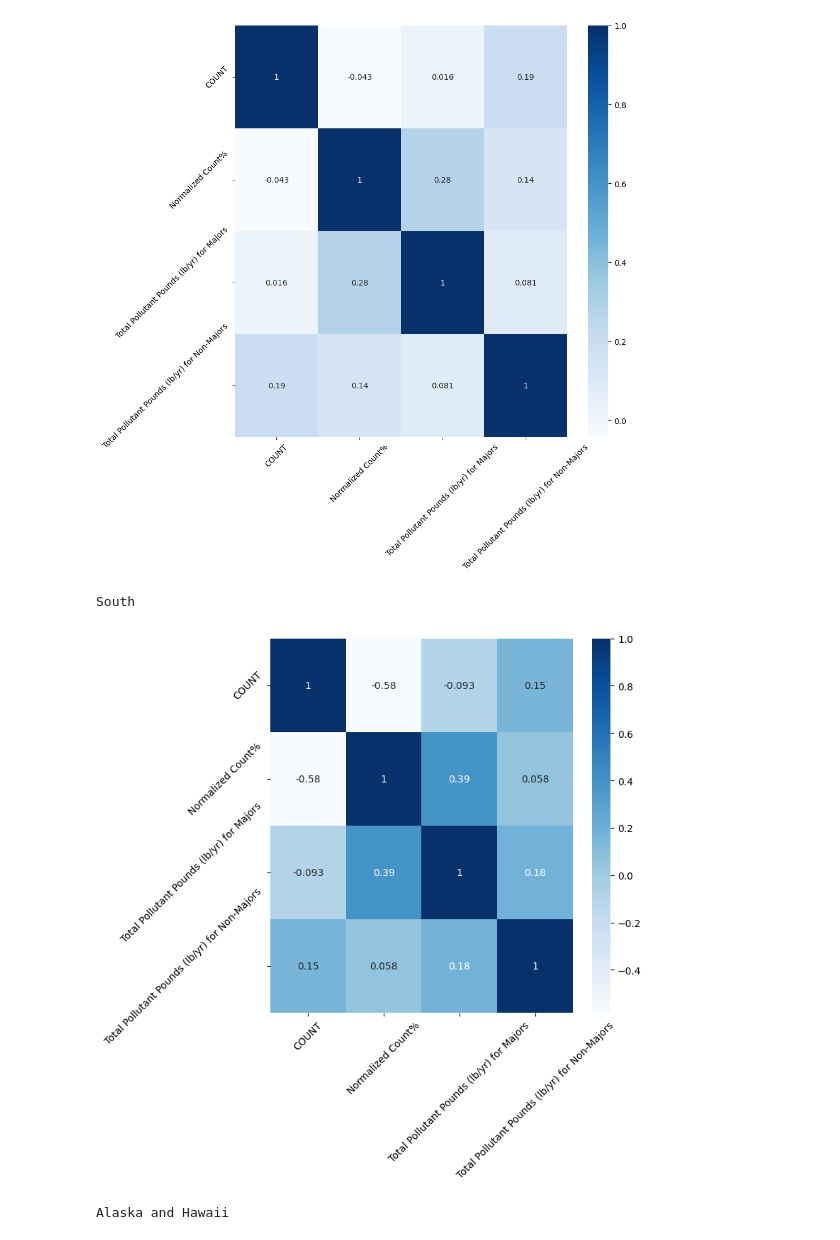
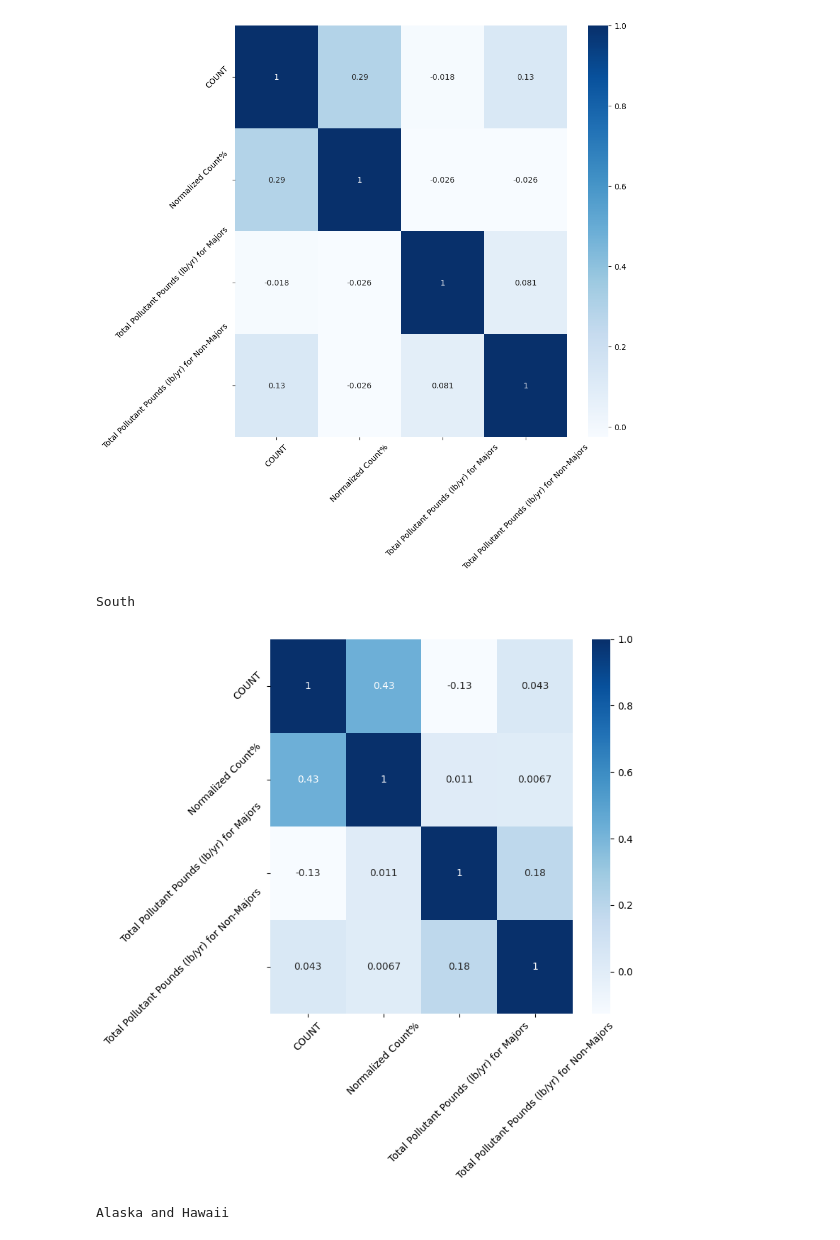
Before and after one commit to noblepenguin43/cancer-environment-corelation, a Jupyter notebook: WaterPollution-2018-to-2020.ipynb, the cells around one changed output. Saved outputs shown, nothing was run; the diff lists cells and outputs as text; code cells hidden in the pictures.

```diff
--- a/WaterPollution-2018-to-2020.ipynb
+++ b/WaterPollution-2018-to-2020.ipynb
@@ -19,7 +19,7 @@ year = '2018'
 #site_csv = 'df_cancer_waterpollution-Esophagus.csv' #UNCOMMMENT IF YOU WANT DUMP DATA FOR ANALYSIS - step 5
 
 #Choose this if you want specififc Cancer Type
-site = 'Kidney and Renal Pelvis'
+site = 'Ovary'
 num1 = 0
 num2 = 1000
 
@@ -179,7 +179,7 @@ year = '2019'
 #site_csv = 'df_cancer_waterpollution-Esophagus.csv' #UNCOMMMENT IF YOU WANT DUMP DATA FOR ANALYSIS - step 5
 
 #Choose this if you want specififc Cancer Type
-site = 'Kidney and Renal Pelvis'
+site = 'Ovary'
 num1 = 0
 num2 = 1000
 
@@ -315,6 +315,6 @@ Normalized Count%
 Total Pollutant Pounds (lb/yr) for Majors                                           0.081263
 Total Pollutant Pounds (lb/yr) for Non-Majors                                       1.000000
-[figure, old version]
+[figure, new version]
 South
-[figure, old version]
+[figure, new version]
 Alaska and Hawaii
```
Also changed, not shown: parts of 6 cells of this notebook.
